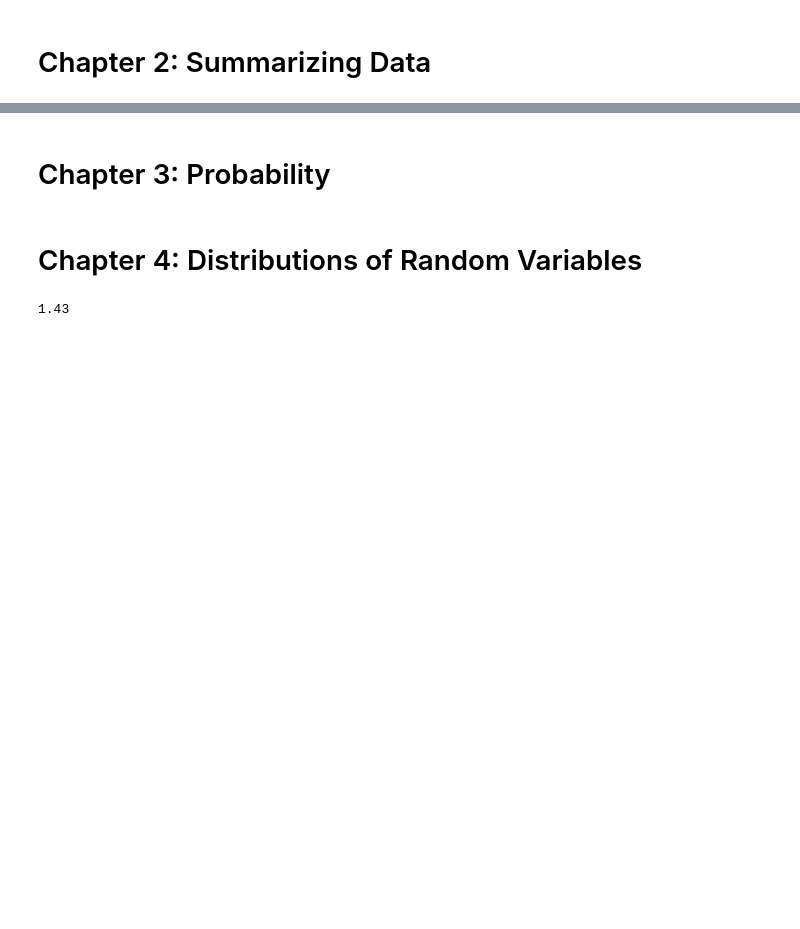
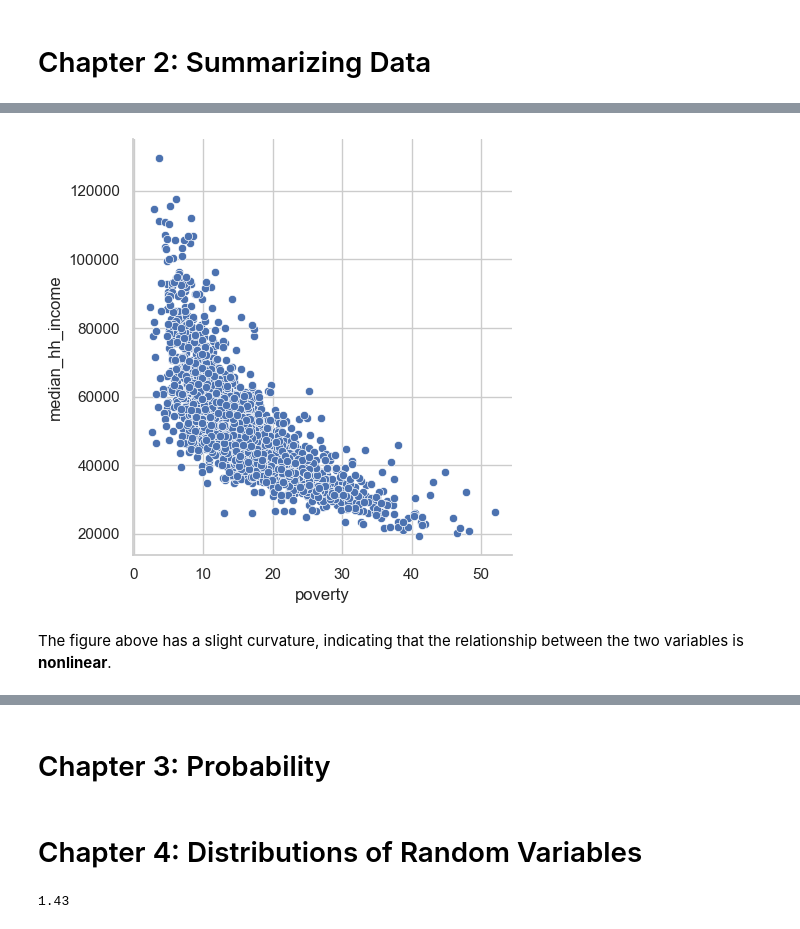
Before and after one commit to zdravoj/data-science-foundations, a Jupyter notebook: OpenIntro_Statistics/chs_1to4.ipynb, the cells around one changed output, grey strips where cells are left out. Cells and saved outputs as stored; diff of their text form; code cells hidden in the pictures; blank space fills up the shorter version.

```diff
--- a/OpenIntro_Statistics/chs_1to4.ipynb
+++ b/OpenIntro_Statistics/chs_1to4.ipynb
@@ -523,0 +564,17 @@ In some medical studies, a surgery is required on the treatment group, and to ke
+# %%
+warnings.filterwarnings('ignore')
+
+# scatterplot of median household income vs poverty rate for US counties
+county = pd.read_csv("OI_Resources/county.csv")
+
+sns.relplot(
+    data= county,
+    x= 'poverty',
+    y= 'median_hh_income'
+);
+
+warnings.filterwarnings('default')
+# %% [output]
+[figure, added]
+# %% [markdown]
+The figure above has a slight curvature, indicating that the relationship between the two variables is **nonlinear**.
```
Also changed, not shown: parts of 12 cells of this notebook.
